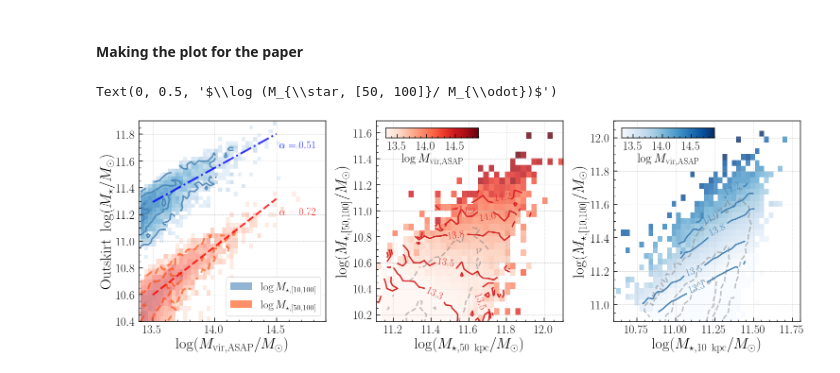
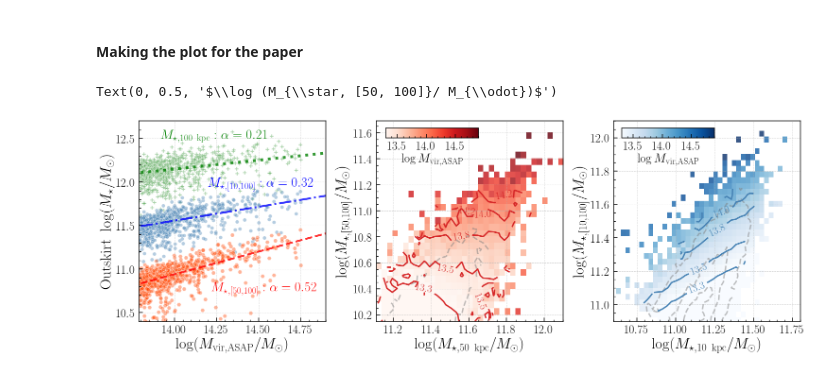
Before and after one commit to dr-guangtou/jianbing, a Jupyter notebook: notebooks/figure/fig12.ipynb, the cells around one changed output. Saved outputs shown, nothing was run; the diff lists cells and outputs as text; code cells hidden in the pictures.

```diff
--- a/notebooks/figure/fig12.ipynb
+++ b/notebooks/figure/fig12.ipynb
@@ -58,7 +59,7 @@ hsc_pre = Table.read(os.path.join(data_dir, 's16a_massive_logm_11.2.fits'))
 
 mask = (
     (hsc_pre['logm_10_100'] >= 9.5) & (hsc_pre['logm_max'] >= 11.2) &
-    (hsc_pre['logm_50_100'] >= 9.5) & (hsc_pre['bsm_s18a'])
+    (hsc_pre['logm_50_100'] >= 9.5) & (hsc_pre['bsm_s18a']) & (hsc_pre['cen_mask_3'])
 )
 
 data_use = hsc_pre[mask]
@@ -237,5 +216,11 @@ seconds 25.19
 # %% [markdown]
 #### Making the plot for the paper
+# %%
+mvir_grid = np.linspace(13.8, 15.0, 10)
+
+m100_line = 0.204 * (mvir_grid - 14.17) + 11.7829
+m10_100_line = 0.318 * (mvir_grid - 14.17) + 11.610
+m50_100_line = 0.521 * (mvir_grid - 14.17) + 11.0284
 # %%
 fig = plt.figure(figsize=(21, 7))
 fig.subplots_adjust(
@@ -259,41 +244,51 @@ z_stats_2, x_edges_2, y_edges_2, binnum_2 = binned_statistic_2d(
     'count', bins=[60, 54])
 z_stats_2[z_stats_2 < 2] = np.nan
 
-HM_1 = ax1.imshow(
-    z_stats_1.T, origin='lower', cmap='Blues', norm=LogNorm(vmin=1, vmax=300),
-    extent=[x_edges_1[0], x_edges_1[-1], y_edges_1[0], y_edges_1[-1]],
-    aspect='auto', interpolation='nearest', alpha=0.8)
+#HM_1 = ax1.imshow(
+#    z_stats_1.T, origin='lower', cmap='Blues', norm=LogNorm(vmin=1, vmax=300),
+#    extent=[x_edges_1[0], x_edges_1[-1], y_edges_1[0], y_edges_1[-1]],
+#    aspect='auto', interpolation='nearest', alpha=0.8)
 
-HM_2 = ax1.imshow(
-    z_stats_2.T, origin='lower', cmap='Reds', norm=LogNorm(vmin=1, vmax=100),
-    extent=[x_edges_2[0], x_edges_2[-1], y_edges_2[0], y_edges_2[-1]],
-    aspect='auto', interpolation='nearest', alpha=0.5)
+#HM_2 = ax1.imshow(
+#    z_stats_2.T, origin='lower', cmap='Reds', norm=LogNorm(vmin=1, vmax=100),
+#    extent=[x_edges_2[0], x_edges_2[-1], y_edges_2[0], y_edges_2[-1]],
+#    aspect='auto', interpolation='nearest', alpha=0.5)
 
-CT_1 = ax1.contour(
-    x_edges_1[:-1], y_edges_1[:-1], gaussian_filter(z_stats_1.T, 0.12),
-    5, linewidths=3.0, linestyles='solid', colors='steelblue', alpha=0.9,
-    levels=[5, 20, 50], extend='neither')
+#CT_1 = ax1.contour(
+#    x_edges_1[:-1], y_edges_1[:-1], gaussian_filter(z_stats_1.T, 0.12),
+#    5, linewidths=3.0, linestyles='solid', colors='steelblue', alpha=0.9,
+#    levels=[5, 20, 50], extend='neither')
 
-CT_2 = ax1.contour(
-    x_edges_2[:-1], y_edges_2[:-1], gaussian_filter(z_stats_2.T, 0.12),
-    5, linewidths=4.0, linestyles='dashed', colors='orangered', alpha=0.6,
-    levels=[5, 20, 50], extend='neither')
+#CT_2 = ax1.contour(
+#    x_edges_2[:-1], y_edges_2[:-1], gaussian_filter(z_stats_2.T, 0.12),
+#    5, linewidths=4.0, linestyles='dashed', colors='orangered', alpha=0.6,
+#    levels=[5, 20, 50], extend='neither')
 
-x_grid = np.linspace(13.5, 14.5, 10)
-ax1.plot(x_grid, 10.72 + 0.72 * (x_grid - 13.67), linestyle='--', linewidth=4, c='r', alpha=0.8)
-#ax1.plot(x_grid, 10.98 + 0.56 * (x_grid - 14.06), linestyle='--', linewidth=4, c='r', alpha=0.8)
-ax1.text(14.52, 11.2, r'$\alpha=0.72$', fontsize=22, color='red', alpha=0.9)
+ax1.scatter(data_use['logmh_vir_plane'][x_mask], data_use['logm_100'][x_mask] + 0.4,
+            s=60, alpha=0.4, facecolor='forestgreen', marker='P', edgecolor='w',
+            label=r'$\log M_{\star, 100\ \rm kpc}$')
+ax1.plot(mvir_grid, m100_line + 0.4, linestyle=':', linewidth=6, c='g', alpha=0.8)
+ax1.text(13.92, 12.5, r'$M_{\star, 100\ \rm kpc}: \alpha=0.21$',
+         fontsize=28, color='green', alpha=1.0)
 
-ax1.plot(x_grid, 11.38 + 0.51 * (x_grid - 13.67), linestyle='-.', linewidth=4, c='b', alpha=0.8)
-#ax1.plot(x_grid, 11.56 + 0.36 * (x_grid - 14.06), linestyle='-.', linewidth=4, c='b', alpha=0.8)
-ax1.text(14.52, 11.7, r'$\alpha=0.51$', fontsize=22, color='blue', alpha=0.9)
+ax1.scatter(data_use['logmh_vir_plane'][x_mask], data_use['logm_10_100'][x_mask],
+            s=60, alpha=0.4, facecolor='steelblue', marker='o', edgecolor='w',
+            label=r'$\log M_{\star, [10, 100]}$')
+ax1.plot(mvir_grid, m10_100_line, linestyle='-.', linewidth=4, c='b', alpha=0.8)
+ax1.text(14.20, 11.95, r'$M_{\star, [10, 100]}: \alpha=0.32$',
+         fontsize=28, color='blue', alpha=1.0)
 
-proxy = [plt.Rectangle((0, 0), 0.5, 0.5, fc=c, alpha=0.6) for c in ['steelblue', 'orangered']]
-ax1.legend(proxy, [r'$\log M_{\star, [10, 100]}$', r'$\log  M_{\star, [50, 100]}$'],
-           loc="lower right", fontsize=23)
+ax1.scatter(data_use['logmh_vir_plane'][x_mask], data_use['logm_50_100'][x_mask],
+            s=80, alpha=0.4, color='orangered', marker='H', edgecolor='w',
+            label=r'$\log M_{\star, [50, 100]}$')
+ax1.plot(mvir_grid, m50_100_line, linestyle='--', linewidth=4, c='r', alpha=0.8)
+ax1.text(14.22, 10.75, r'$M_{\star, [50, 100]}:\alpha=0.52$',
+         fontsize=28, color='red', alpha=1.0)
 
-ax1.set_xlim(13.39, 14.9)
-ax1.set_ylim(10.40, 11.9)
+#ax1.legend(loc='best', fontsize=22, handletextpad=0.04)
+
+ax1.set_xlim(13.79, 14.9)
+ax1.set_ylim(10.40, 12.7)
 ax1.set_xlabel(r'$\log (M_{\rm vir, ASAP}/ M_{\odot})$', fontsize=32)
 ax1.set_ylabel(r'${\rm Outskirt\ } \log (M_{\star}/M_{\odot})$', fontsize=32)
 
@@ -344,34 +339,34 @@ z_count_4, _, _, _ = binned_statistic_2d(
     'count', bins=[35, 42])
 z_stats_4[z_stats_4 < 5] = np.nan
 z_count_4[z_count_4 < 5] = np.nan
 
 HM_4 = ax3.imshow(
     z_stats_4.T, origin='lower', cmap='Reds', vmin=13.3, vmax=14.9,
     extent=[x_edges_4[0], x_edges_4[-1], y_edges_4[0], y_edges_4[-1]],
     aspect='auto', interpolation='nearest', alpha=0.8)
 
 CT_4 = ax3.contour(
     x_edges_4[:-1], y_edges_4[:-1], gaussian_filter(z_count_4.T, 0.15),
     5, linewidths=3.0, linestyles='dashed', colors='grey', alpha=0.5,
     levels=[20, 100, 250], extend='neither')
 
 CT_4b = ax3.contour(
     x_edges_4[:-1], y_edges_4[:-1], gaussian_filter(z_stats_4.T, 0.12),
     4, linewidths=3.0, alpha=1.0, colors='tab:red',
     levels=[13.3, 13.5, 13.8, 14.0, 14.2], extend='neither')
 _ = ax3.clabel(CT_4b, inline=1, fontsize=22, colors='tab:red', fmt=r'$%4.1f$')
 
 cax_4 = fig.add_axes([0.41, 0.92, 0.13, 0.04])
 cbar_4 = plt.colorbar(HM_4, cax=cax_4, orientation='horizontal')
 cbar_4.solids.set_edgecolor("face")
 cax_4.set_xlabel(r'$\log M_{\rm vir, ASAP}$', fontsize=26)
 
 ax3.set_ylim(10.15, 11.69)
 ax3.set_xlabel(r'$\log (M_{\star, 50\ \rm kpc}/ M_{\odot})$', fontsize=32)
 ax3.set_ylabel(r'$\log (M_{\star, [50, 100]}/ M_{\odot})$', fontsize=32)
 # %% [output]
 Text(0, 0.5, '$\\log (M_{\\star, [50, 100]}/ M_{\\odot})$')
-[figure, old version]
+[figure, new version]
 # %%
 fig.savefig(os.path.join(fig_dir, 'fig_12.png'), dpi=120)
 fig.savefig(os.path.join(fig_dir, 'fig_12.pdf'), dpi=120)
```
Also changed, not shown: parts of 14 cells of this notebook, 3 other files.
